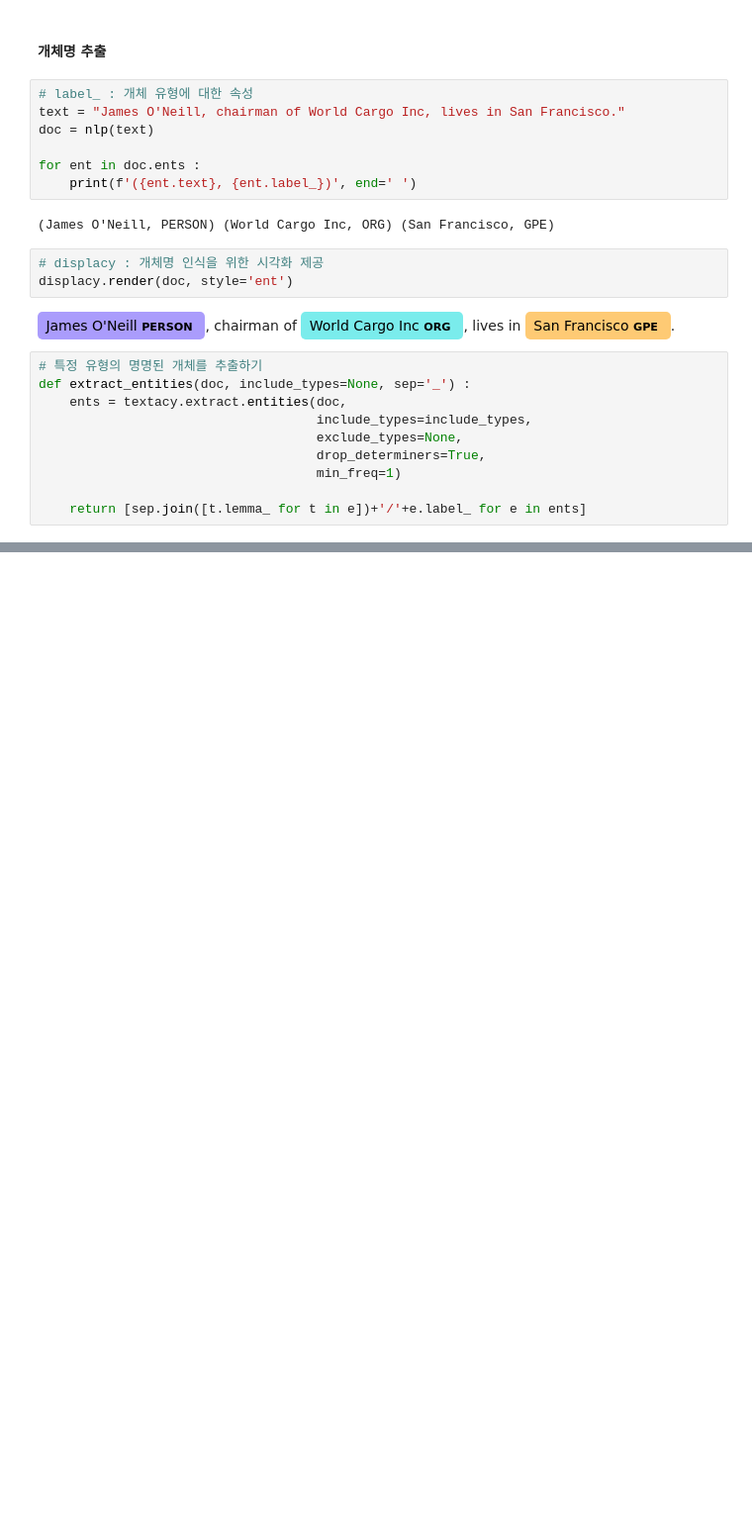
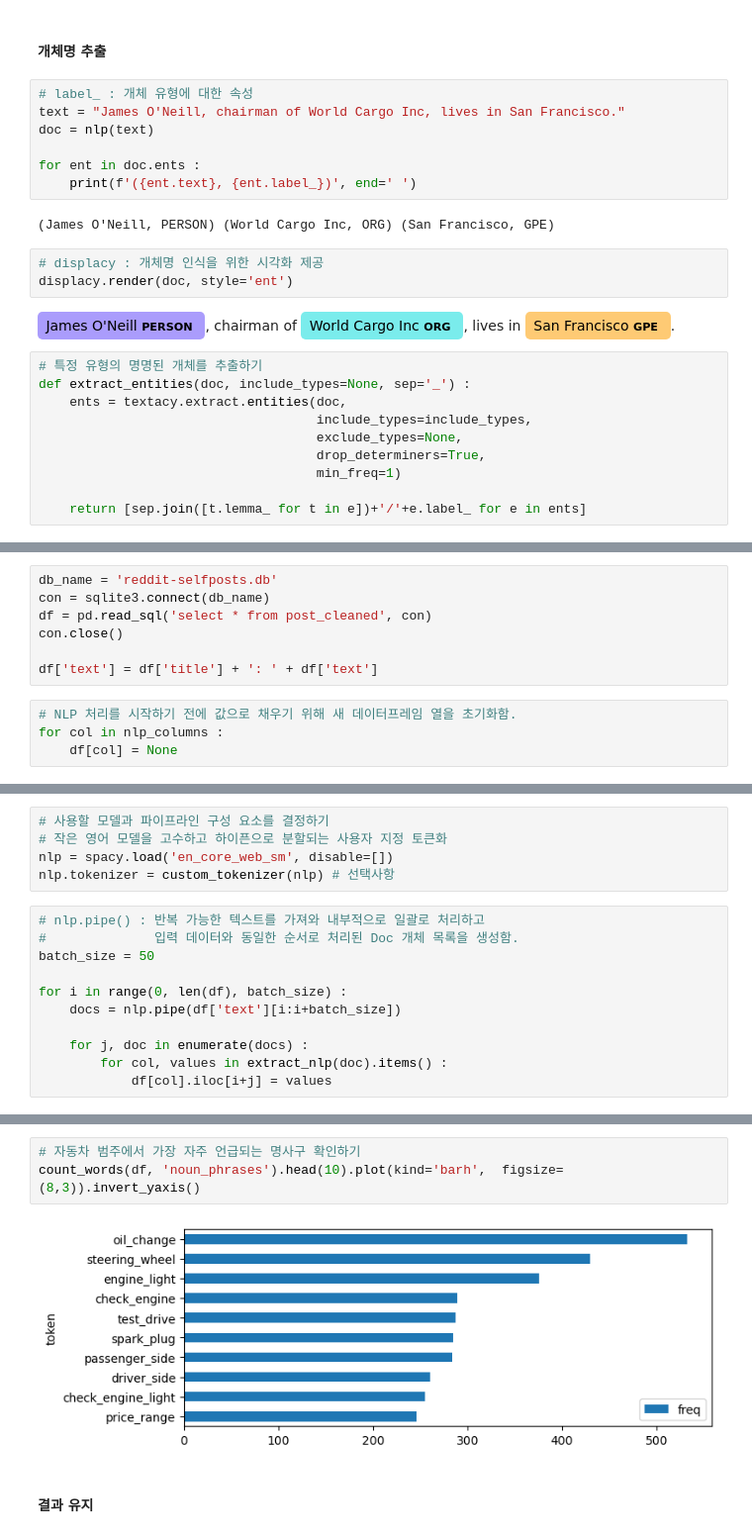
Before and after one commit to chw8207/text_python, a Jupyter notebook: 텍스트데이터준비.ipynb, the cells around one changed output, grey strips where cells are left out. Shown: that part at 99% size. Drawn from its saved outputs; the diff is of its cells as text; blank space fills up the shorter version.

```diff
--- a/텍스트데이터준비.ipynb
+++ b/텍스트데이터준비.ipynb
@@ -667,0 +746,11 @@ def extract_entities(doc, include_types=None, sep='_') :
+# %%
+db_name = 'reddit-selfposts.db'
+con = sqlite3.connect(db_name)
+df = pd.read_sql('select * from post_cleaned', con)
+con.close()
+
+df['text'] = df['title'] + ': ' + df['text']
+# %%
+# NLP 처리를 시작하기 전에 값으로 채우기 위해 새 데이터프레임 열을 초기화함.
+for col in nlp_columns :
+    df[col] = None
@@ -667,0 +765,16 @@ def extract_entities(doc, include_types=None, sep='_') :
+# %%
+# 사용할 모델과 파이프라인 구성 요소를 결정하기
+# 작은 영어 모델을 고수하고 하이픈으로 분할되는 사용자 지정 토큰화
+nlp = spacy.load('en_core_web_sm', disable=[])
+nlp.tokenizer = custom_tokenizer(nlp) # 선택사항
+# %%
+# nlp.pipe() : 반복 가능한 텍스트를 가져와 내부적으로 일괄로 처리하고
+#              입력 데이터와 동일한 순서로 처리된 Doc 개체 목록을 생성함.
+batch_size = 50
+
+for i in range(0, len(df), batch_size) :
+    docs = nlp.pipe(df['text'][i:i+batch_size])
+
+    for j, doc in enumerate(docs) :
+        for col, values in extract_nlp(doc).items() :
+            df[col].iloc[i+j] = values
@@ -667,0 +790,7 @@ def extract_entities(doc, include_types=None, sep='_') :
+# %%
+# 자동차 범주에서 가장 자주 언급되는 명사구 확인하기
+count_words(df, 'noun_phrases').head(10).plot(kind='barh',  figsize=(8,3)).invert_yaxis()
+# %% [output]
+[figure, added]
+# %% [markdown]
+#### 결과 유지
```
Also changed, not shown: parts of 17 cells of this notebook.
